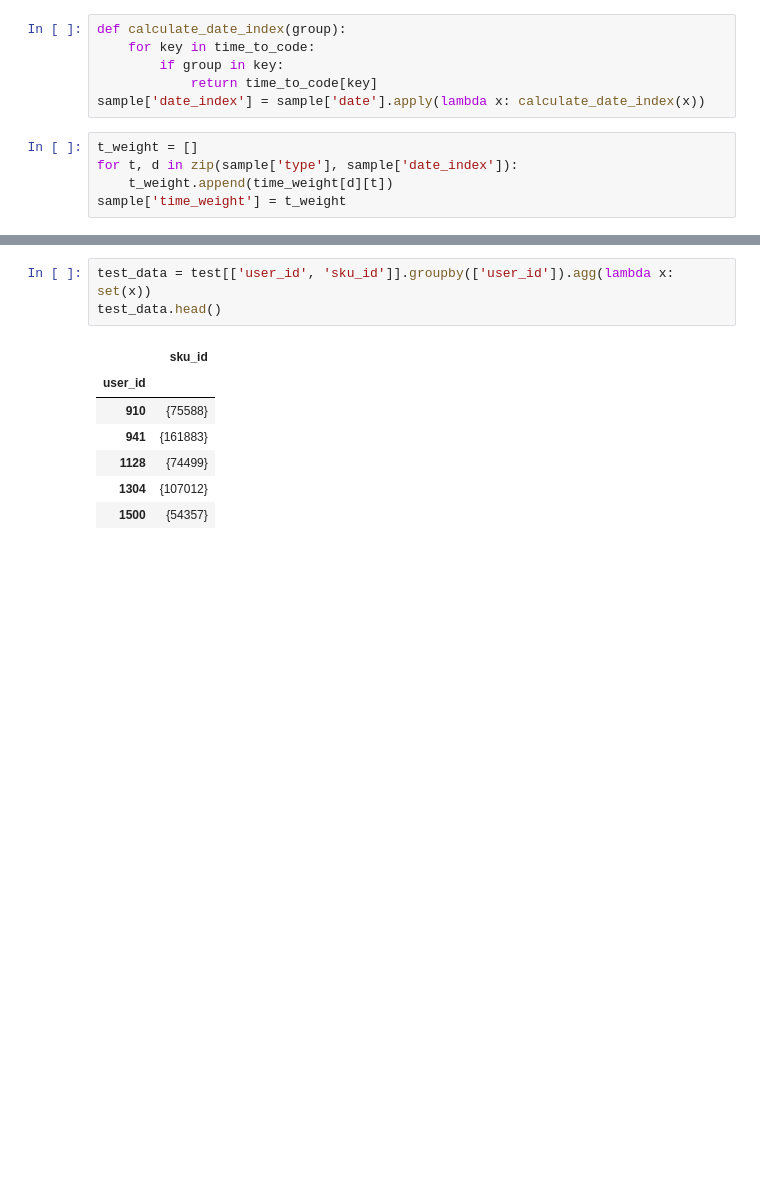
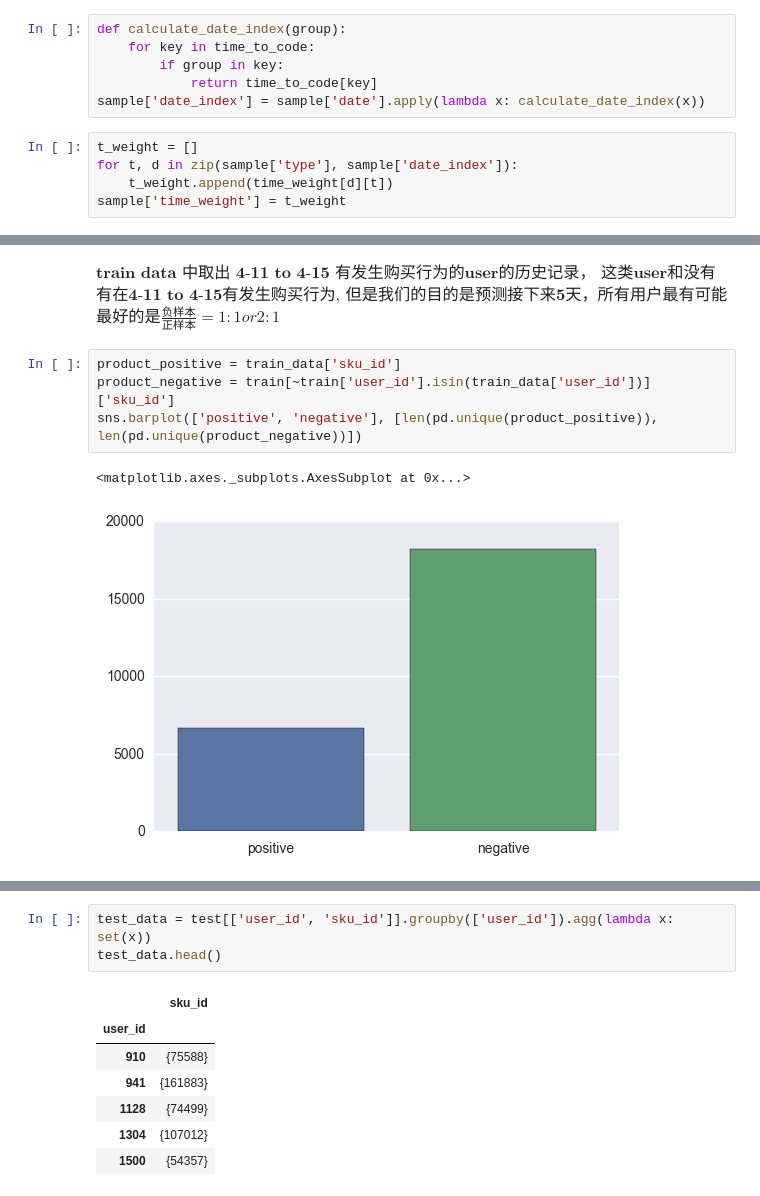
Before and after one commit to jiajuns/JD, a Jupyter notebook: code/explore.ipynb, the cells around one changed output, grey strips where cells are left out. Cells and saved outputs as stored; diff of their text form; blank space fills up the shorter version.

```diff
--- a/code/explore.ipynb
+++ b/code/explore.ipynb
@@ -346,0 +356,11 @@ train = train[train['user_id'].isin(test['user_id'])]
+# %% [markdown]
+$\textbf{train data 中取出 4-11 to 4-15 有发生购买行为的user的历史记录， 这类user和没有发生购买行为的user存在严重的不平衡，从上图看出相对历史记录来说，  sample中相当少的用户}$
+$\textbf{有在4-11 to 4-15有发生购买行为, 但是我们的目的是预测接下来5天，所有用户最有可能购买的商品，所以sample data需要进一步筛选}$
+$\textbf{最好的是} \frac{负样本}{正样本} = 1:1 or 2:1$
+# %%
+product_positive = train_data['sku_id']
+product_negative = train[~train['user_id'].isin(train_data['user_id'])]['sku_id']
+sns.barplot(['positive', 'negative'], [len(pd.unique(product_positive)), len(pd.unique(product_negative))])
+# %% [output]
+<matplotlib.axes._subplots.AxesSubplot at 0x...>
+[figure, added]
```
Also changed, not shown: parts of 9 cells of this notebook.
